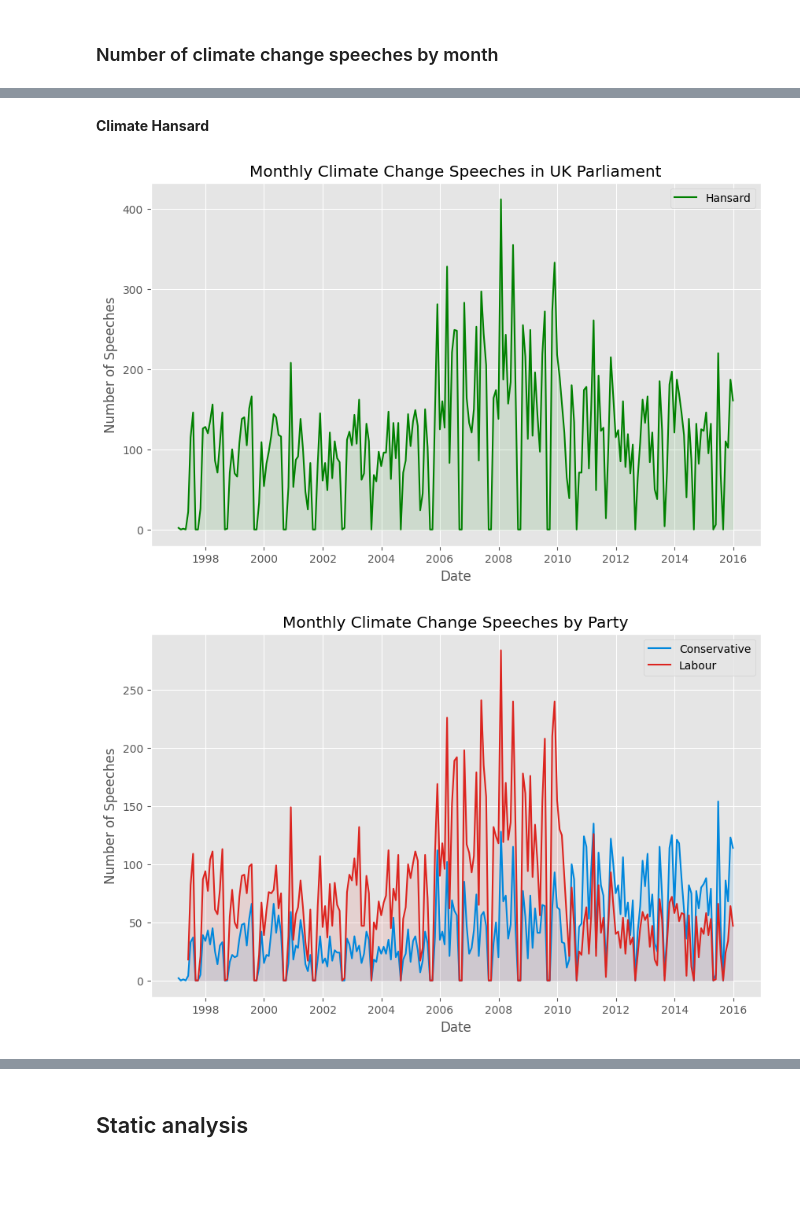
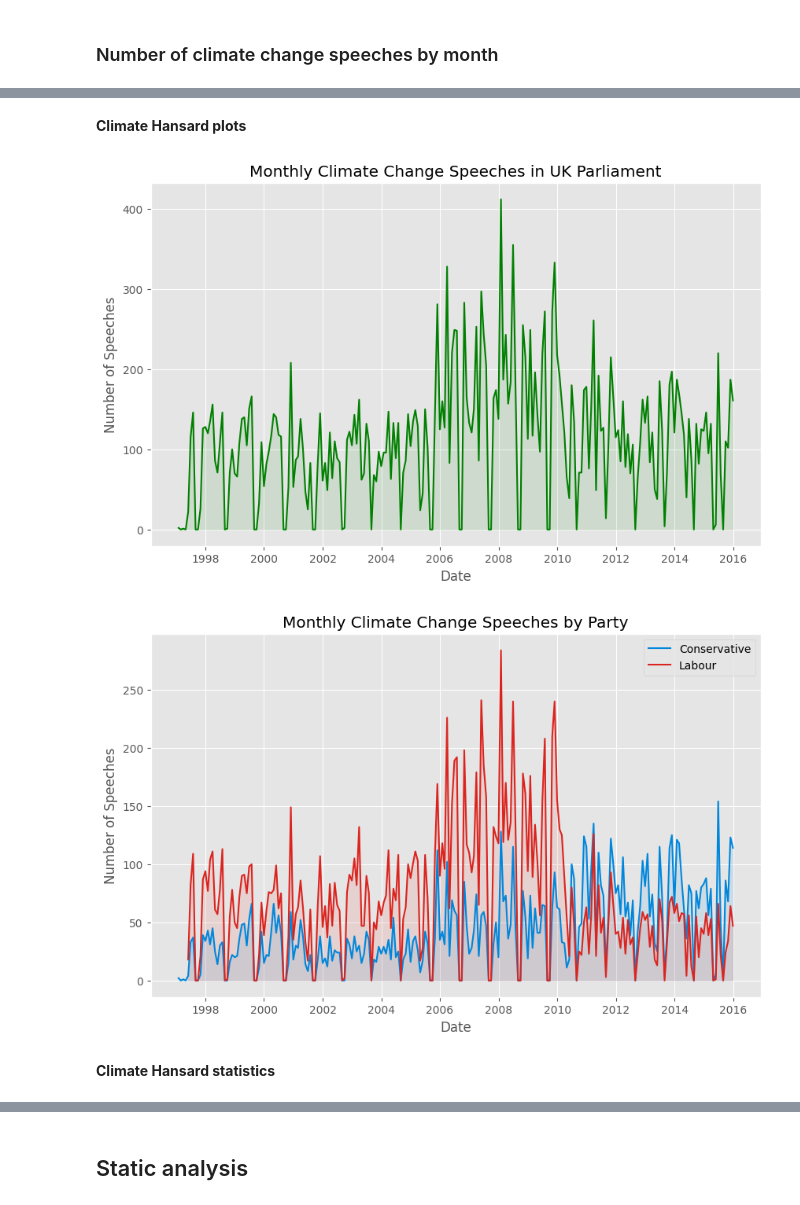
Before and after one commit to felixwallis/pir-dissertation, a Jupyter notebook: source/analysis/descriptive_analysis.ipynb, the cells around one changed output, grey strips where cells are left out. Saved outputs shown, nothing was run; the diff lists cells and outputs as text; code cells hidden in the pictures; blank space fills up the shorter version.

```diff
--- a/source/analysis/descriptive_analysis.ipynb
+++ b/source/analysis/descriptive_analysis.ipynb
@@ -86,5 +116,5 @@ plt.show()
 # %% [markdown]
-**Climate Hansard**
+**Climate Hansard plots**
 # %%
 climate_hansard['speech_date'] = pd.to_datetime(climate_hansard['speech_date'])
 
@@ -97,33 +127,34 @@ monthly_hansard_speeches = climate_hansard.groupby(pd.Grouper(
 
 monthly_conservative_speeches = conservative_speeches.groupby(pd.Grouper(
     key='speech_date', freq='M')).size()
 monthly_labour_speeches = labour_speeches.groupby(pd.Grouper(
     key='speech_date', freq='M')).size()
 
 plt.figure(figsize=(10, 6))
 plt.plot(monthly_hansard_speeches, label='Hansard', color='green')
 plt.fill_between(monthly_hansard_speeches.index,
                  monthly_hansard_speeches, color='green', alpha=0.1)
 plt.title('Monthly Climate Change Speeches in UK Parliament')
 plt.xlabel('Date')
 plt.ylabel('Number of Speeches')
-plt.legend()
 plt.show()
 
 plt.figure(figsize=(10, 6))
 plt.plot(monthly_conservative_speeches, label='Conservative',
          color=party_colours['Conservative'])
 plt.plot(monthly_labour_speeches, label='Labour',
          color=party_colours['Labour'])
 plt.fill_between(monthly_conservative_speeches.index,
                  monthly_conservative_speeches, color=party_colours['Conservative'], alpha=0.1)
 plt.fill_between(monthly_labour_speeches.index,
                  monthly_labour_speeches, color=party_colours['Labour'], alpha=0.1)
 plt.title('Monthly Climate Change Speeches by Party')
 plt.xlabel('Date')
 plt.ylabel('Number of Speeches')
 plt.legend()
 plt.show()
 # %% [output]
-[figure, old version]
+[figure, new version]
 [figure]
+# %% [markdown]
+**Climate Hansard statistics**
```
Also changed, not shown: parts of 10 cells of this notebook, 5 other files.
